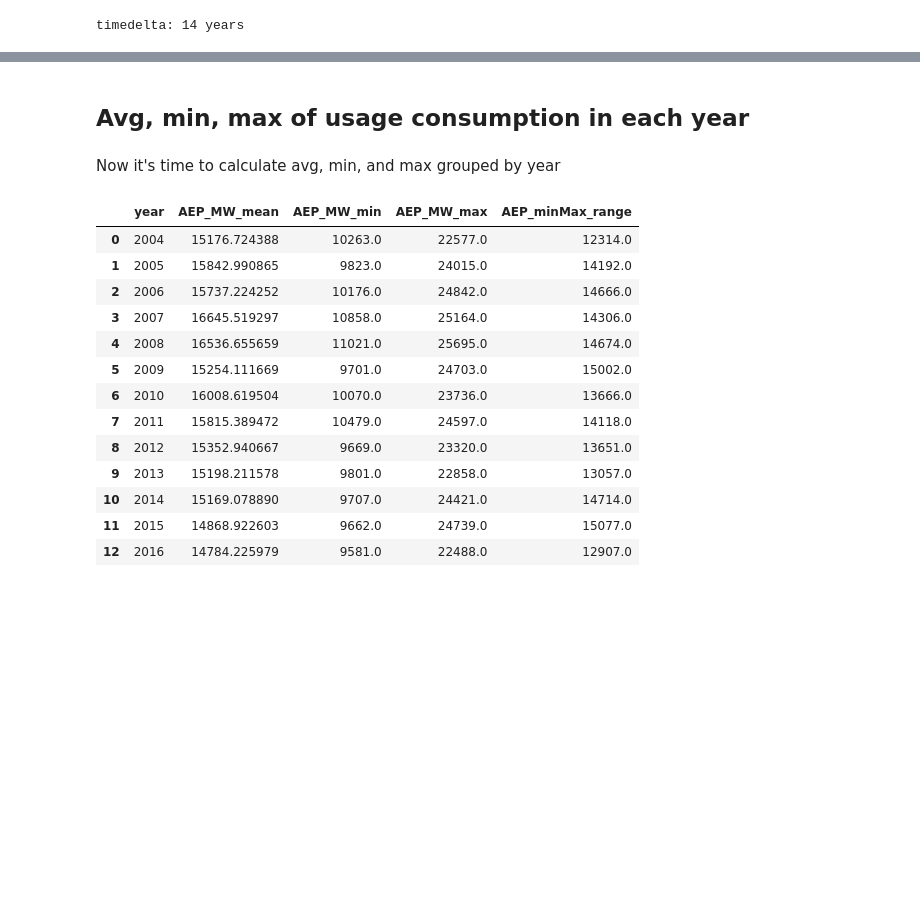
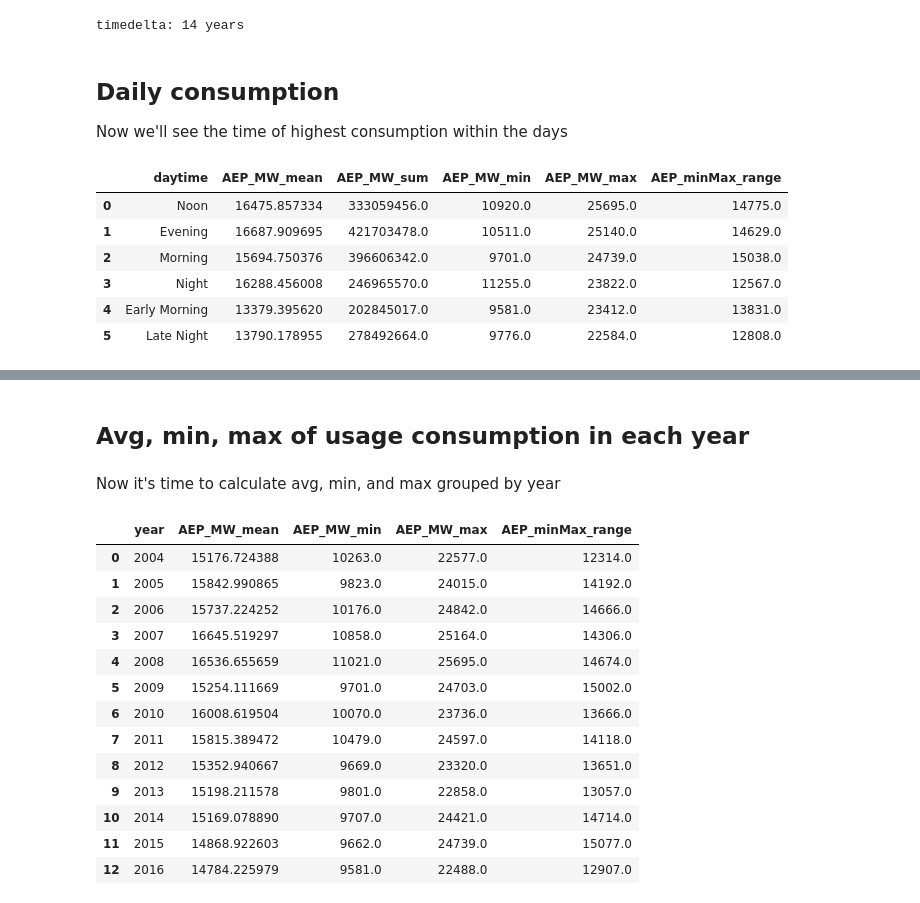
Before and after one commit to sayid-alt/AEP-Hourly-Energy-Consumption-Prediction, a Jupyter notebook: Analysis.ipynb, the cells around one changed output, grey strips where cells are left out. Drawn from its saved outputs; the diff is of its cells as text; code cells hidden in the pictures; blank space fills up the shorter version.

Commit message:
Analize daily consumption

```diff
--- a/Analysis.ipynb
+++ b/Analysis.ipynb
@@ -368,3 +380,23 @@ AEP_desc
 print(f'timedelta: {AEP_desc.Datetime["max"].year - AEP_desc.Datetime["min"].year} years')
 # %% [output]
 timedelta: 14 years
+# %% [markdown]
+## Daily consumption
+Now we'll see the time of highest consumption within the days
+# %%
+AEP_daily = AEP_hourly.groupby(['daytime']).agg({
+  'AEP_MW': ['mean', 'sum', 'min', 'max', lambda x: x.max() - x.min()]
+}).sort_values(by=('AEP_MW', 'max'), ascending=False)
+
+AEP_daily.columns = ['_'.join(col).strip() for col in AEP_daily.columns.values]
+AEP_daily.columns.values[-1] = 'AEP_minMax_range'
+AEP_daily.reset_index(inplace=True)
+AEP_daily
+# %% [output]
+|  | daytime | AEP_MW_mean | AEP_MW_sum | AEP_MW_min | AEP_MW_max | AEP_minMax_range |
+| 0 | Noon | 16475.857334 | 333059456.0 | 10920.0 | 25695.0 | 14775.0 |
+| 1 | Evening | 16687.909695 | 421703478.0 | 10511.0 | 25140.0 | 14629.0 |
+| 2 | Morning | 15694.750376 | 396606342.0 | 9701.0 | 24739.0 | 15038.0 |
+| 3 | Night | 16288.456008 | 246965570.0 | 11255.0 | 23822.0 | 12567.0 |
+| 4 | Early Morning | 13379.395620 | 202845017.0 | 9581.0 | 23412.0 | 13831.0 |
+| 5 | Late Night | 13790.178955 | 278492664.0 | 9776.0 | 22584.0 | 12808.0 |
```
Also changed, not shown: parts of 3 cells of this notebook.
